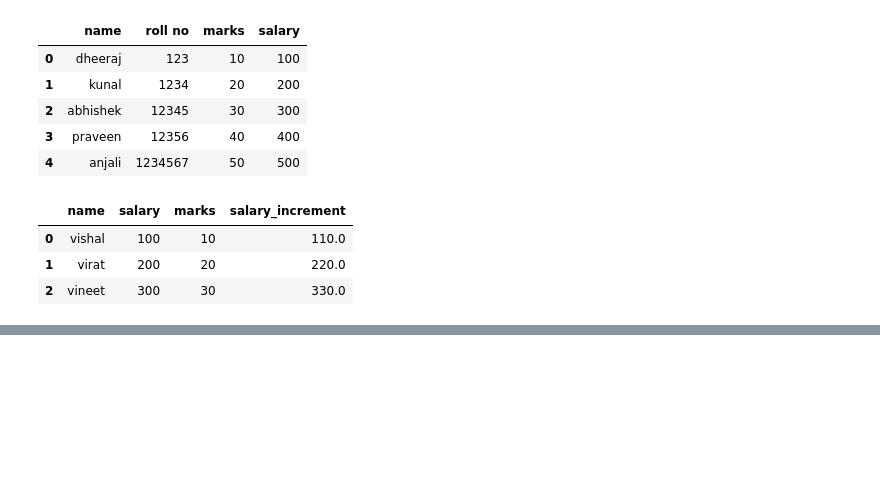
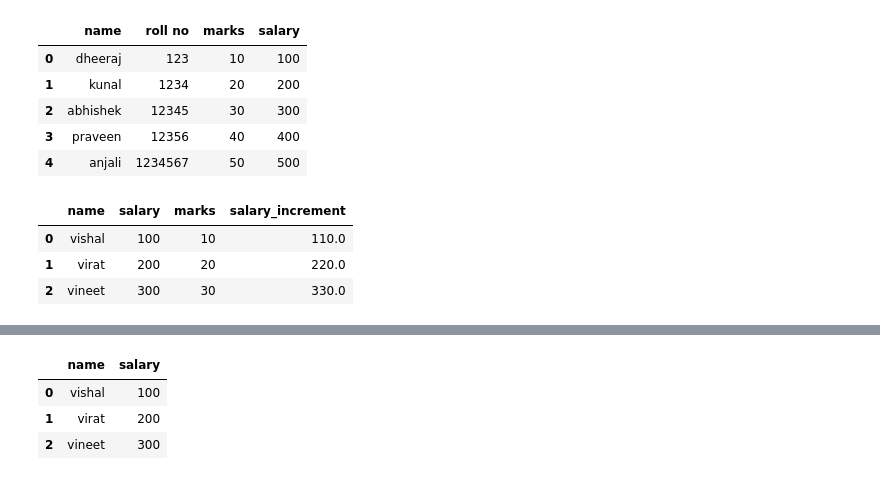
Before and after one commit to Vanshu2374/data-science-45-days, a Jupyter notebook: grass.ipynb, the cells around one changed output, grey strips where cells are left out. Drawn from its saved outputs; the diff is of its cells as text; code cells hidden in the pictures; blank space fills up the shorter version.

```diff
--- a/grass.ipynb
+++ b/grass.ipynb
@@ -238,0 +257,14 @@ df
+# %%
+# operations on rows
+import pandas as pd
+d = {
+"name":["vishal","virat","vineet"], # 3 rows
+"salary":[100,200,300] # 3 rows
+}
+df = pd.DataFrame(data=d)
+df
+# %% [output]
+|  | name | salary |
+| 0 | vishal | 100 |
+| 1 | virat | 200 |
+| 2 | vineet | 300 |
```
Also changed, not shown: parts of 3 cells of this notebook.
